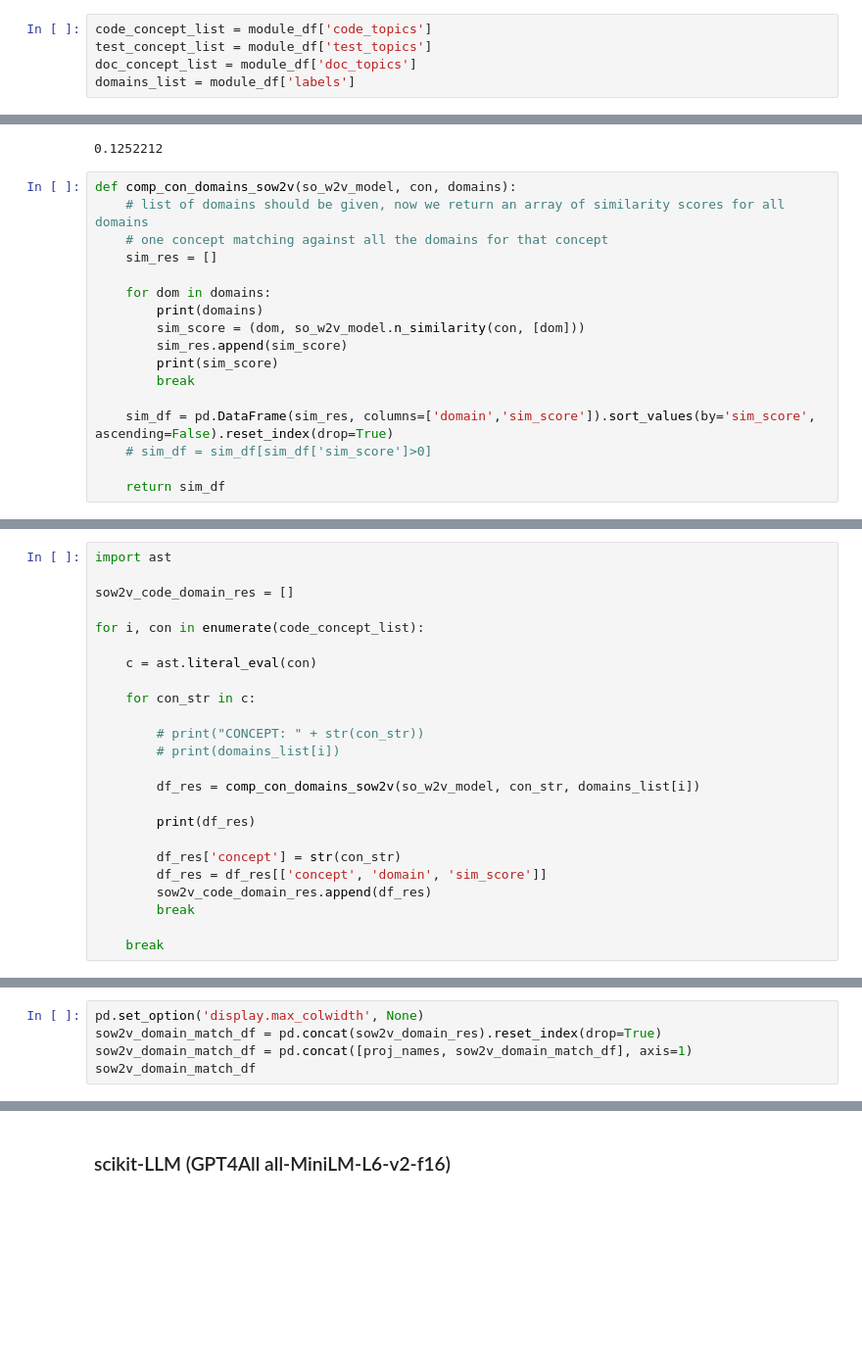
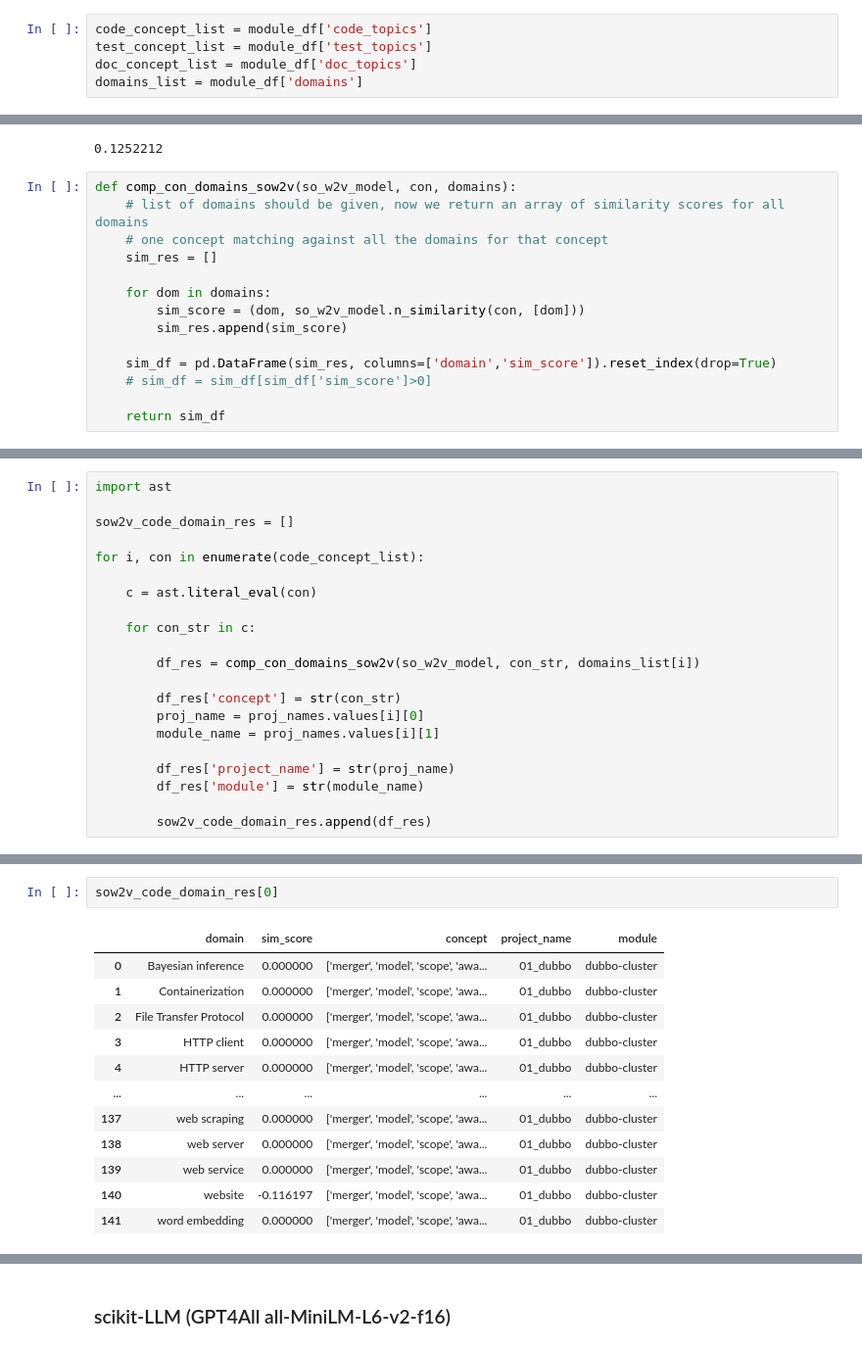
Before and after one commit to zakipauzi/concept-domain-coverage, a Jupyter notebook: 2_topic_ad_matching_embeddings.ipynb, the cells around one changed output, grey strips where cells are left out. Shown at 98% size. Saved outputs shown, nothing was run; the diff lists cells and outputs as text; blank space fills up the shorter version.

Commit message:
rerun topic modeling

```diff
--- a/2_topic_ad_matching_embeddings.ipynb
+++ b/2_topic_ad_matching_embeddings.ipynb
@@ -147,7 +147,7 @@ module_df[-5:]
 code_concept_list = module_df['code_topics']
 test_concept_list = module_df['test_topics']
 doc_concept_list = module_df['doc_topics']
-domains_list = module_df['labels']
+domains_list = module_df['domains']
 # %%
 proj_names = module_df[['project_name', 'module']]
 proj_names
@@ -191,13 +191,10 @@ def comp_con_domains_sow2v(so_w2v_model, con, domains):
     sim_res = []
 
     for dom in domains:
-        print(domains)
         sim_score = (dom, so_w2v_model.n_similarity(con, [dom]))
         sim_res.append(sim_score)
-        print(sim_score)
-        break
 
-    sim_df = pd.DataFrame(sim_res, columns=['domain','sim_score']).sort_values(by='sim_score', ascending=False).reset_index(drop=True)
+    sim_df = pd.DataFrame(sim_res, columns=['domain','sim_score']).reset_index(drop=True)
     # sim_df = sim_df[sim_df['sim_score']>0]
 
     return sim_df
@@ -214,16 +211,13 @@ for i, con in enumerate(code_concept_list):
 
     for con_str in c:
 
-        # print("CONCEPT: " + str(con_str))
-        # print(domains_list[i])
-
         df_res = comp_con_domains_sow2v(so_w2v_model, con_str, domains_list[i])
 
-        print(df_res)
+        df_res['concept'] = str(con_str)
+        proj_name = proj_names.values[i][0]
+        module_name = proj_names.values[i][1]
 
-        df_res['concept'] = str(con_str)
-        df_res = df_res[['concept', 'domain', 'sim_score']]
+        df_res['project_name'] = str(proj_name)
+        df_res['module'] = str(module_name)
+
         sow2v_code_domain_res.append(df_res)
-        break
-
-    break
@@ -241,5 +223,0 @@ sow2v_domain_res
-# %%
-pd.set_option('display.max_colwidth', None)
-sow2v_domain_match_df = pd.concat(sow2v_domain_res).reset_index(drop=True)
-sow2v_domain_match_df = pd.concat([proj_names, sow2v_domain_match_df], axis=1)
-sow2v_domain_match_df
@@ -259,0 +251,15 @@ sow2v_domain_match_df
+# %%
+sow2v_code_domain_res[0]
+# %% [output]
+|  | domain | sim_score | concept | project_name | module |
+| 0 | Bayesian inference | 0.000000 | ['merger', 'model', 'scope', 'awa... | 01_dubbo | dubbo-cluster |
+| 1 | Containerization | 0.000000 | ['merger', 'model', 'scope', 'awa... | 01_dubbo | dubbo-cluster |
+| 2 | File Transfer Protocol | 0.000000 | ['merger', 'model', 'scope', 'awa... | 01_dubbo | dubbo-cluster |
+| 3 | HTTP client | 0.000000 | ['merger', 'model', 'scope', 'awa... | 01_dubbo | dubbo-cluster |
+| 4 | HTTP server | 0.000000 | ['merger', 'model', 'scope', 'awa... | 01_dubbo | dubbo-cluster |
+| ... | ... | ... | ... | ... | ... |
+| 137 | web scraping | 0.000000 | ['merger', 'model', 'scope', 'awa... | 01_dubbo | dubbo-cluster |
+| 138 | web server | 0.000000 | ['merger', 'model', 'scope', 'awa... | 01_dubbo | dubbo-cluster |
+| 139 | web service | 0.000000 | ['merger', 'model', 'scope', 'awa... | 01_dubbo | dubbo-cluster |
+| 140 | website | -0.116197 | ['merger', 'model', 'scope', 'awa... | 01_dubbo | dubbo-cluster |
+| 141 | word embedding | 0.000000 | ['merger', 'model', 'scope', 'awa... | 01_dubbo | dubbo-cluster |
```
Also changed, not shown: parts of 10 cells of this notebook, 1 other file.
